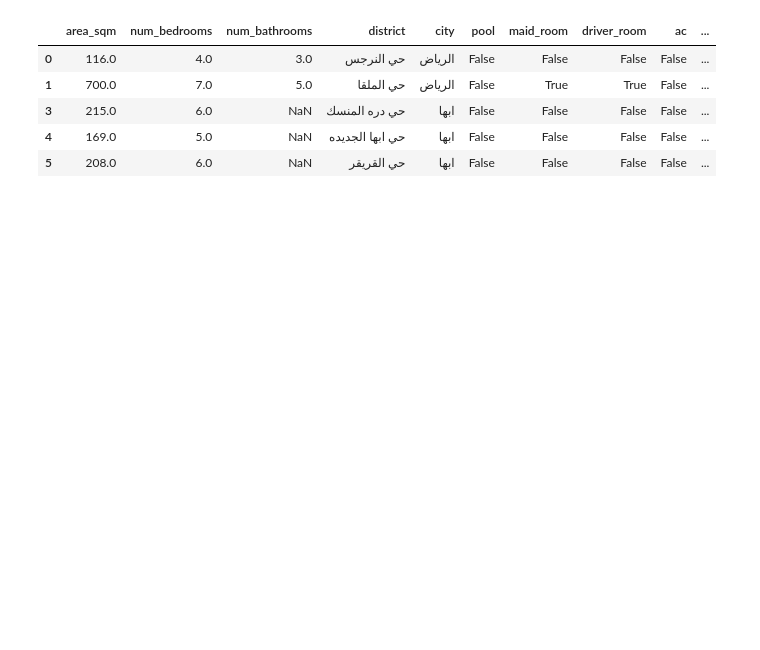
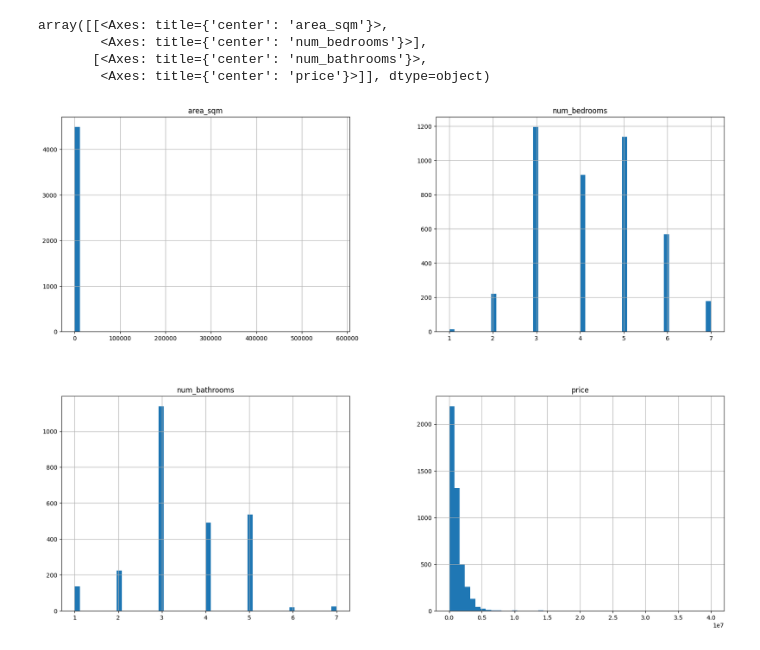
Before and after one commit to AFAskar/Machine-Learning-W3, a Jupyter notebook: aqar.ipynb, the cells around one changed output. Saved outputs shown, nothing was run; the diff lists cells and outputs as text; code cells hidden in the pictures; blank space fills up the shorter version.

```diff
--- a/aqar.ipynb
+++ b/aqar.ipynb
@@ -58,23 +80,23 @@ df[df["district"] == "حي دره المنسك"]
 # %%
 num_feature_cols=["area_sqm","num_bedrooms","num_bathrooms"]
 cat_feature_cols=["district","city"]
-bool_feature_cols=["pool","maid_room","driver_room","ac","lift"]
+bool_feature_cols=["lift"]
 
 df = df[(df['is_rental'] == False) & (df['is_daily_rental'] == False) & (df['sale_type'] != 'rent') & (df['sale_type'] !='daily')].copy()
-
 pd.set_option('future.no_silent_downcasting', True)
 df[bool_feature_cols] = df[bool_feature_cols].fillna(False)
 # drop listings of land without buildings
 df=df[df['category_ga_property_category'] != 'land'].copy()
 # drop listings of commercial buildings
 df=df[(df["category_ga_listing_type"]!= "office") & (df["category_ga_listing_type"]!="store") & (df["category_ga_listing_type"]!="warehouse") & (df["category_ga_listing_type"]!="lounge")].copy()
 target_col=["price"]
 
 df[num_feature_cols + cat_feature_cols + bool_feature_cols + target_col].head()
+
+df[num_feature_cols + cat_feature_cols + bool_feature_cols + target_col].hist(bins=50, figsize=(20,15))
 # %% [output]
-|  | area_sqm | num_bedrooms | num_bathrooms | district | city | pool | maid_room | driver_room | ac | ... |
-| 0 | 116.0 | 4.0 | 3.0 | حي النرجس | الرياض | False | False | False | False | ... |
-| 1 | 700.0 | 7.0 | 5.0 | حي الملقا | الرياض | False | True | True | False | ... |
-| 3 | 215.0 | 6.0 | NaN | حي دره المنسك | ابها | False | False | False | False | ... |
-| 4 | 169.0 | 5.0 | NaN | حي ابها الجديده | ابها | False | False | False | False | ... |
-| 5 | 208.0 | 6.0 | NaN | حي القريقر | ابها | False | False | False | False | ... |
+array([[<Axes: title={'center': 'area_sqm'}>,
+        <Axes: title={'center': 'num_bedrooms'}>],
+       [<Axes: title={'center': 'num_bathrooms'}>,
+        <Axes: title={'center': 'price'}>]], dtype=object)
+[figure, added]
```
Also changed, not shown: parts of 12 cells of this notebook, 3 other files.
